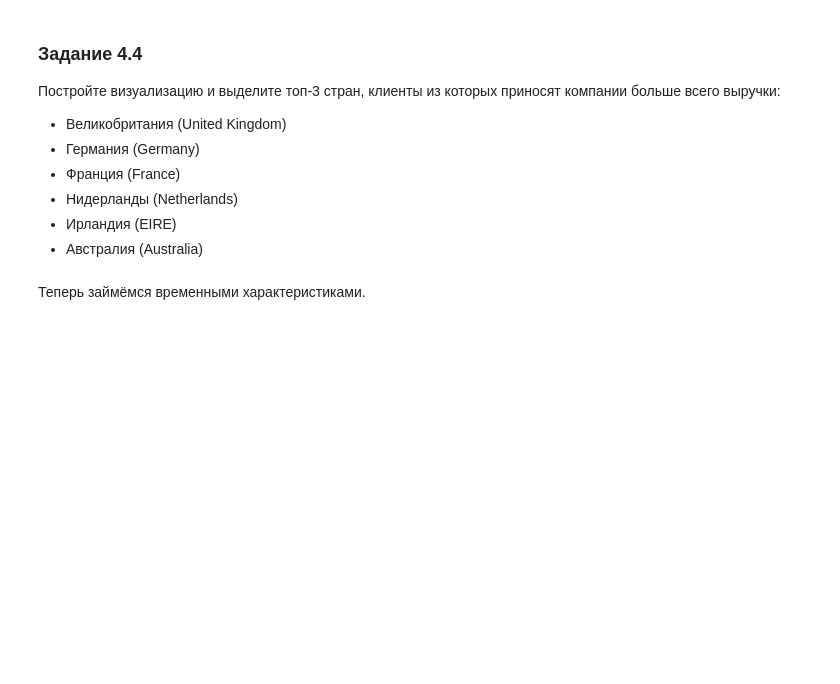
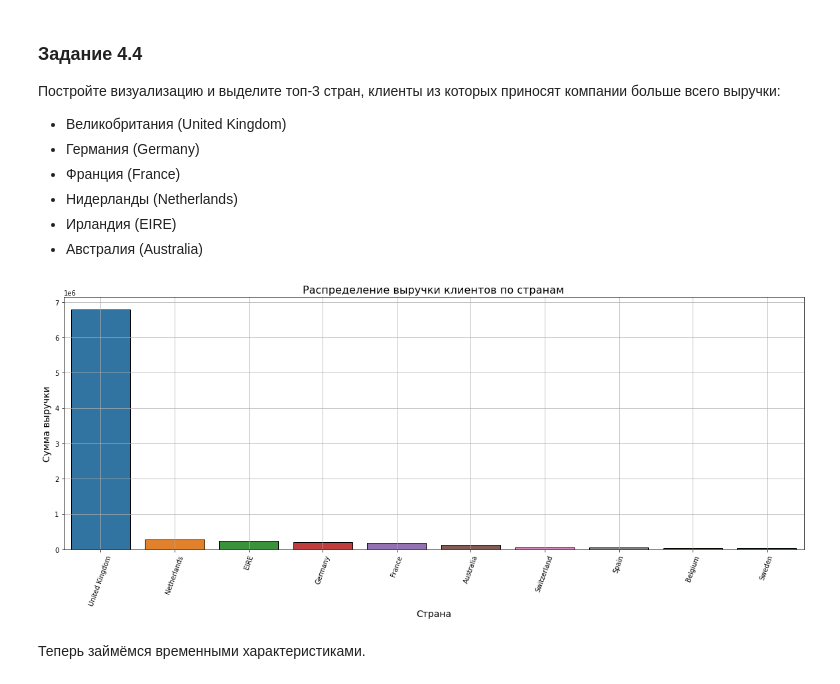
Before and after one commit to Nadarsa/sf_data_science, a Jupyter notebook: PROJECT-6/Project-6. Ноутбук-шаблон.ipynb, the cells around one changed output. Saved outputs shown, nothing was run; the diff lists cells and outputs as text; code cells hidden in the pictures; blank space fills up the shorter version.

```diff
--- a/PROJECT-6/Project-6. Ноутбук-шаблон.ipynb
+++ b/PROJECT-6/Project-6. Ноутбук-шаблон.ipynb
@@ -353,3 +607,6 @@ Length: 401604, dtype: float64
  **общая цена = цена за единицу товара * (количество товаров в заказе - количество возвращённых товаров).**
 
 Чему равна средняя общая стоимость заказов? Ответ приведите в фунтах стерлингов и округлите до целого числа.
+# %%
+cleaned_data['TotalPrice'] = cleaned_data['UnitPrice'] * (cleaned_data['Quantity'] - cleaned_data['QuantityCanceled'])
+print('Средняя общая стоимость заказов равна', cleaned_data['TotalPrice'].mean().round())
@@ -363,6 +622,27 @@ Length: 401604, dtype: float64
 * Нидерланды (Netherlands)
 * Ирландия (EIRE)
 * Австралия (Australia)
+# %%
+# Подготовка данных для построения графика
+temp_data = cleaned_data.groupby('Country')['TotalPrice'].sum().sort_values().nlargest(10)
+temp_data = pd.DataFrame({'Country': temp_data.index, 'count': temp_data.values})
+
+# Построение графика
+fig, axes = plt.subplots(figsize=(20, 7))
+barplot = sns.barplot(
+    data=temp_data,
+    x='Country',
+    y='count',
+    orient='v',
+    ci=None)
+
+barplot.tick_params(axis='x', rotation=70);
+barplot.set_title('Распределение выручки клиентов по странам', fontsize=16);
+barplot.set_xlabel('Страна', fontsize=14);
+barplot.set_ylabel('Сумма выручки', fontsize=14);
+barplot.grid()
+# %% [output]
+[figure, added]
 # %% [markdown]
 Теперь займёмся временными характеристиками.
 # %% [markdown]
```
Also changed, not shown: parts of 40 cells of this notebook.
